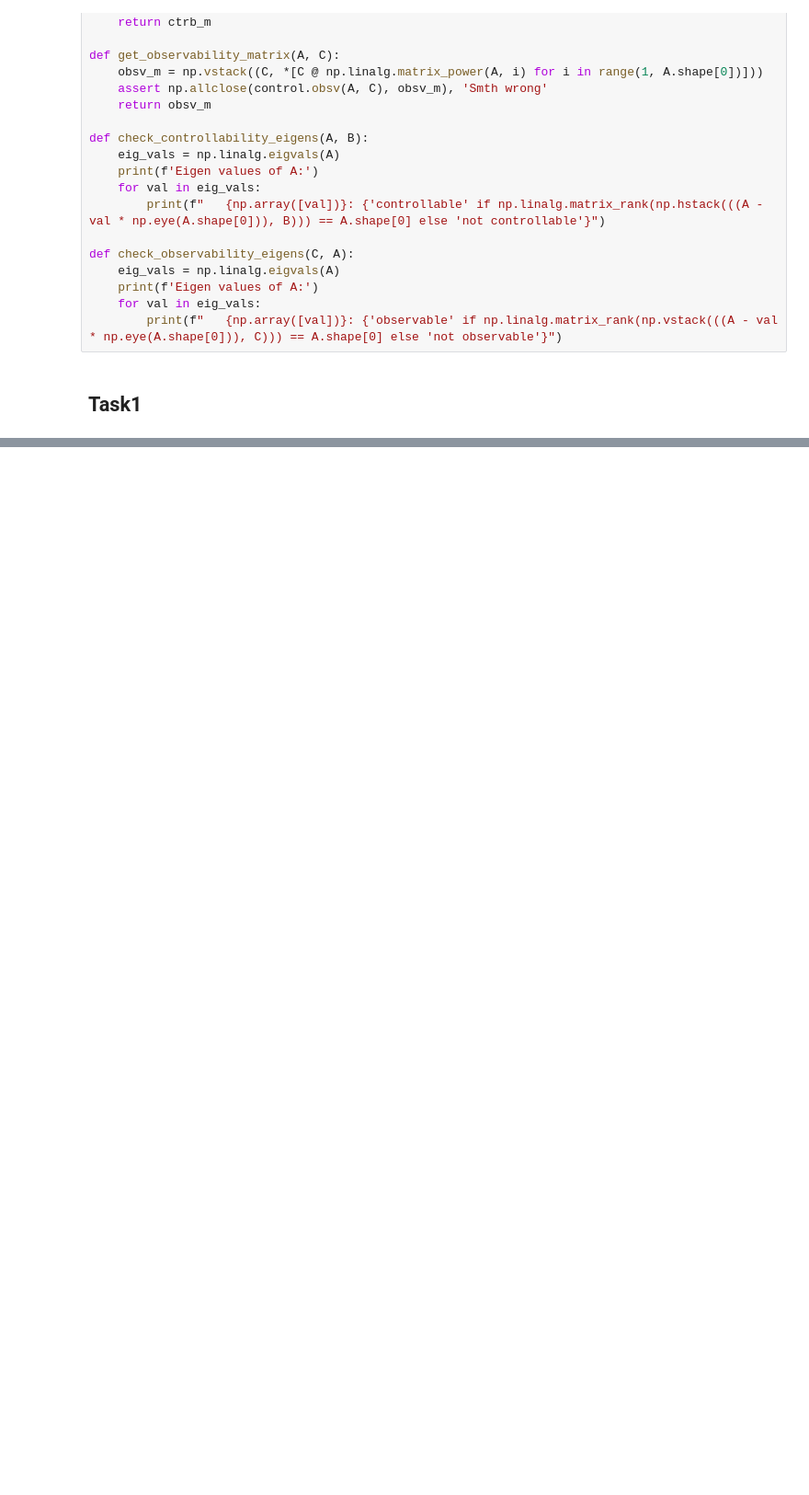
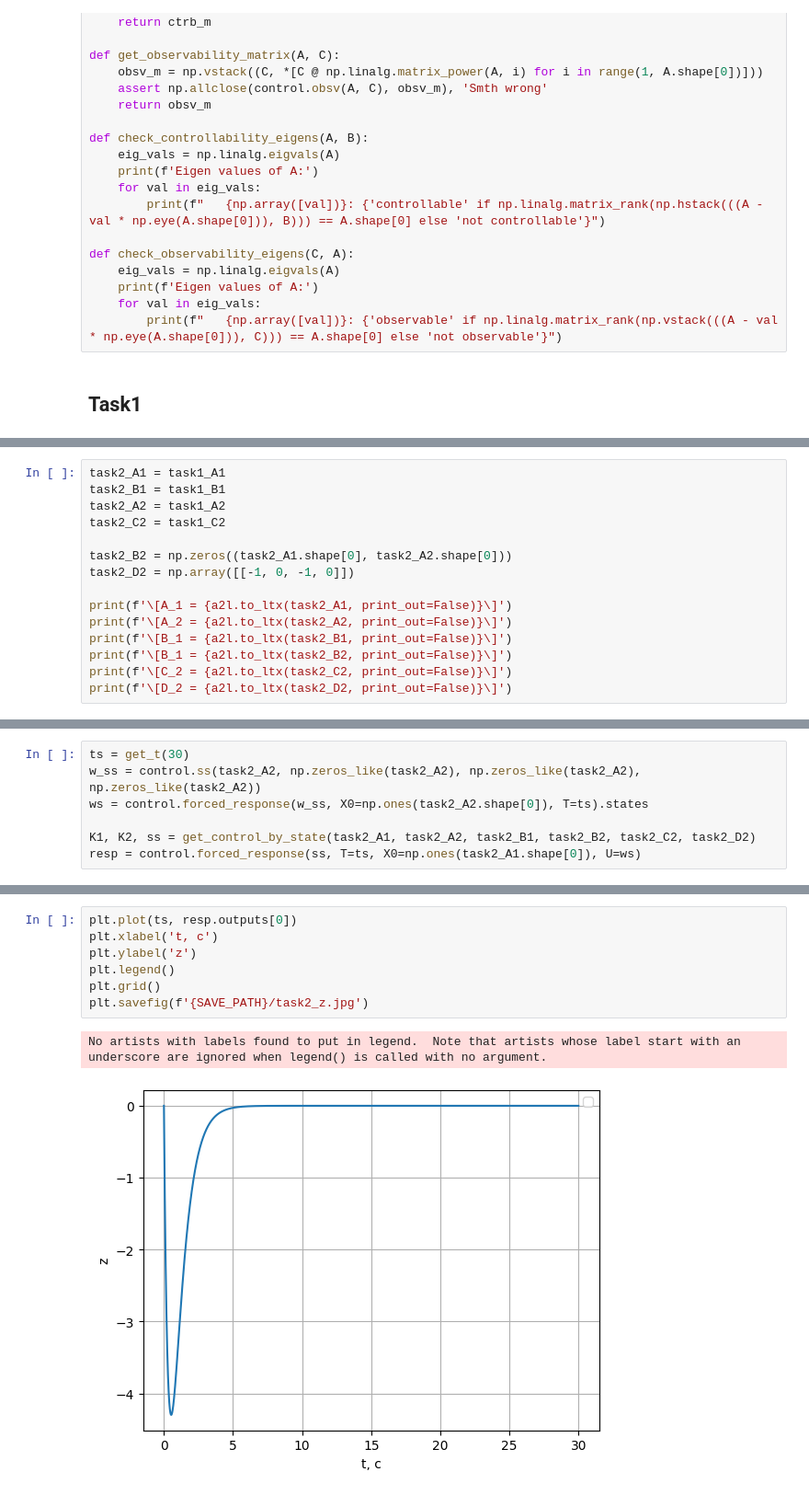
Before and after one commit to lalayants/control-theory-itmo-2023-2024, a Jupyter notebook: spring/Lab12/lab12.ipynb, the cells around one changed output, grey strips where cells are left out. Shown at 92% size. Saved outputs shown, nothing was run; the diff lists cells and outputs as text; blank space fills up the shorter version.

```diff
--- a/spring/Lab12/lab12.ipynb
+++ b/spring/Lab12/lab12.ipynb
@@ -87,0 +169,15 @@ ValueError: Incompatible dimensions (3, 3) (4, 4)
+# %%
+task2_A1 = task1_A1
+task2_B1 = task1_B1
+task2_A2 = task1_A2
+task2_C2 = task1_C2
+
+task2_B2 = np.zeros((task2_A1.shape[0], task2_A2.shape[0]))
+task2_D2 = np.array([[-1, 0, -1, 0]])
+
+print(f'\[A_1 = {a2l.to_ltx(task2_A1, print_out=False)}\]')
+print(f'\[A_2 = {a2l.to_ltx(task2_A2, print_out=False)}\]')
+print(f'\[B_1 = {a2l.to_ltx(task2_B1, print_out=False)}\]')
+print(f'\[B_1 = {a2l.to_ltx(task2_B2, print_out=False)}\]')
+print(f'\[C_2 = {a2l.to_ltx(task2_C2, print_out=False)}\]')
+print(f'\[D_2 = {a2l.to_ltx(task2_D2, print_out=False)}\]')
@@ -87,0 +202,7 @@ ValueError: Incompatible dimensions (3, 3) (4, 4)
+# %%
+ts = get_t(30)
+w_ss = control.ss(task2_A2, np.zeros_like(task2_A2), np.zeros_like(task2_A2), np.zeros_like(task2_A2))
+ws = control.forced_response(w_ss, X0=np.ones(task2_A2.shape[0]), T=ts).states
+
+K1, K2, ss = get_control_by_state(task2_A1, task2_A2, task2_B1, task2_B2, task2_C2, task2_D2)
+resp = control.forced_response(ss, T=ts, X0=np.ones(task2_A1.shape[0]), U=ws)
@@ -87,0 +220,10 @@ ValueError: Incompatible dimensions (3, 3) (4, 4)
+# %%
+plt.plot(ts, resp.outputs[0])
+plt.xlabel('t, c')
+plt.ylabel('z')
+plt.legend()
+plt.grid()
+plt.savefig(f'{SAVE_PATH}/task2_z.jpg')
+# %% [output]
+No artists with labels found to put in legend.  Note that artists whose label start with an underscore are ignored when legend() is called with no argument.
+[figure, added]
```
Also changed, not shown: parts of 25 cells of this notebook, 5 other files.
